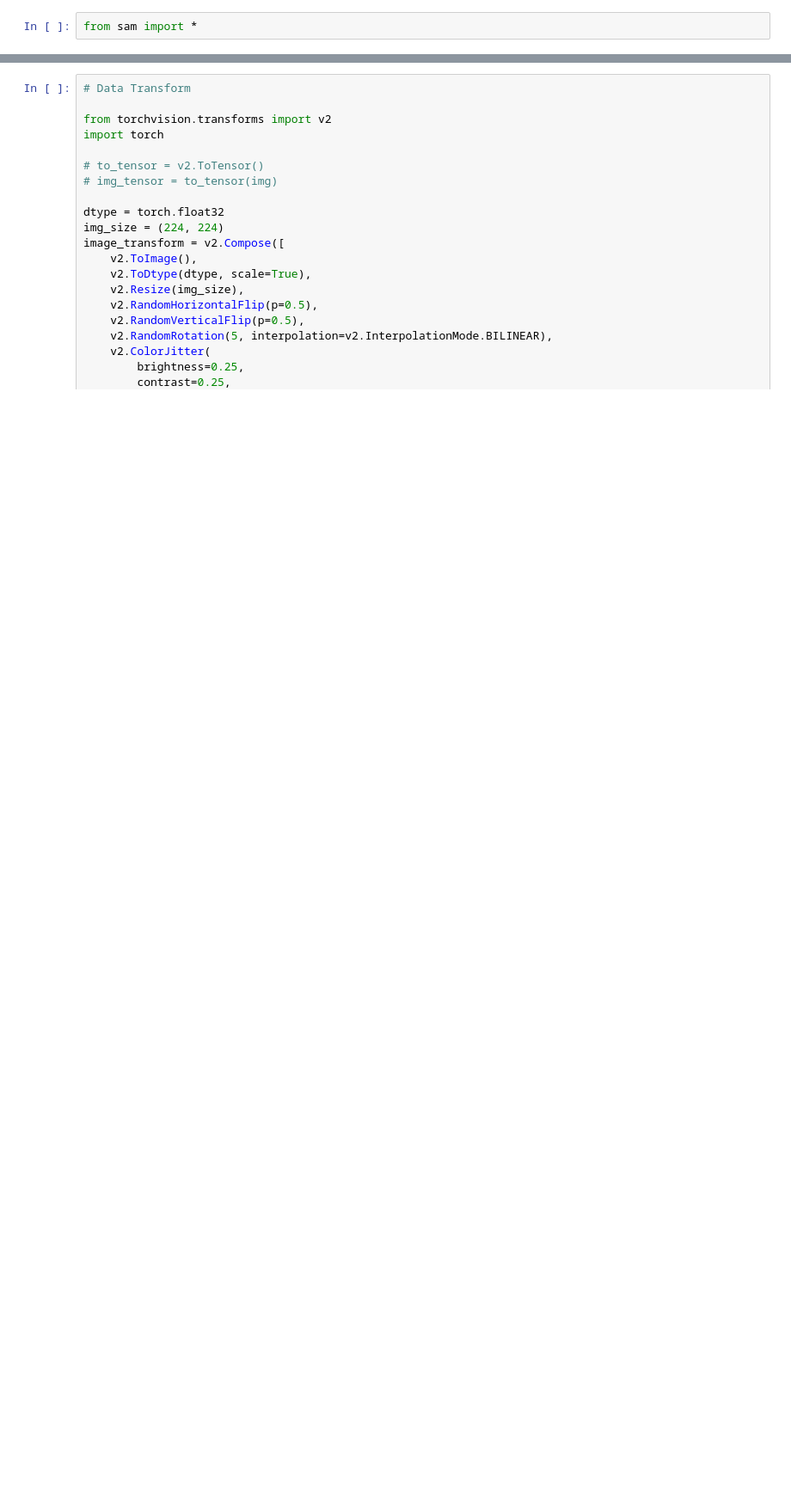
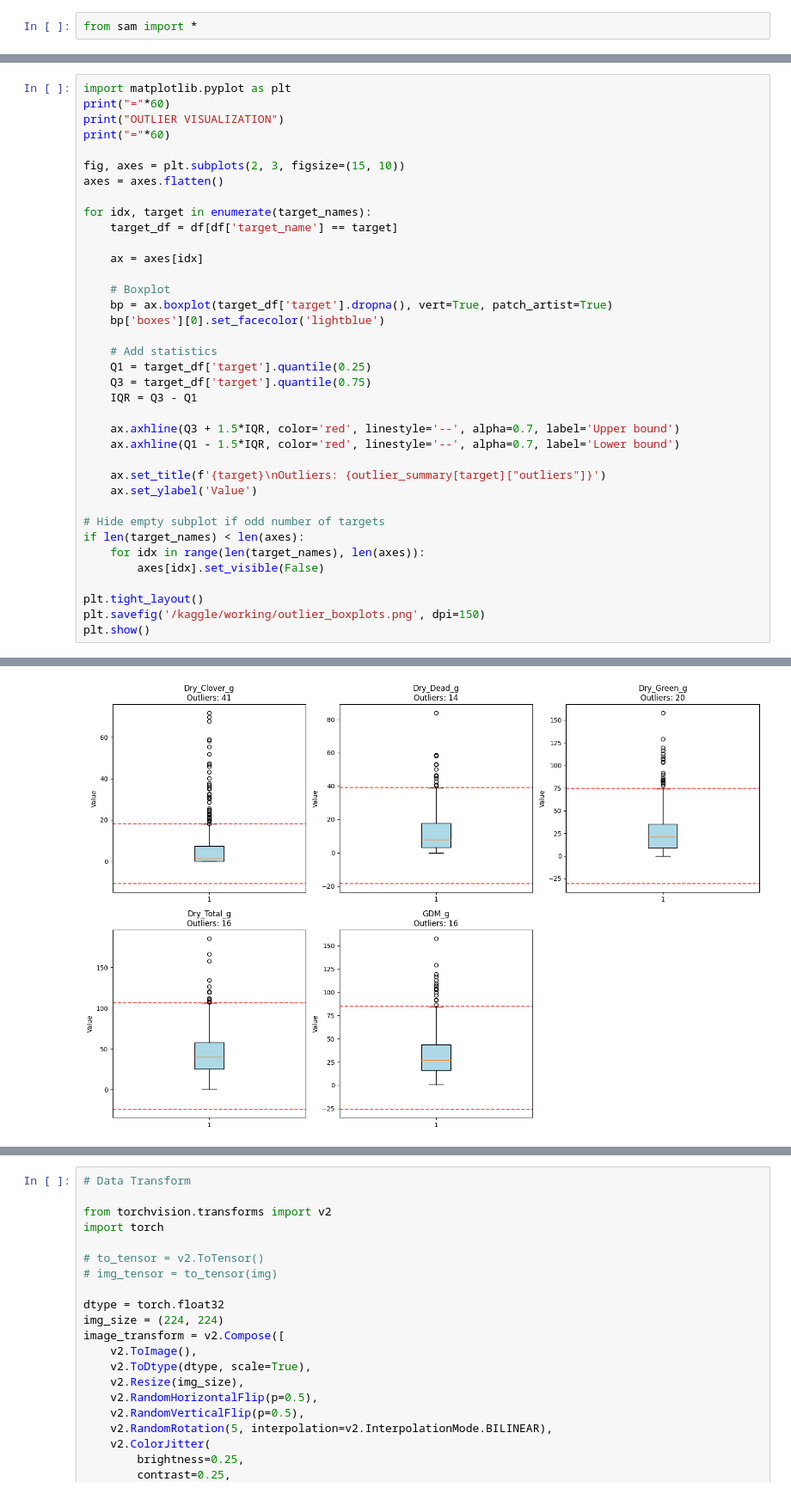
Before and after one commit to sayidmabrur/CSIRO-Image2Biomass-Prediction, a Jupyter notebook: csiro-competitionv2.ipynb, the cells around one changed output, grey strips where cells are left out. Shown: that part at 86% size. Cells and saved outputs as stored; diff of their text form; blank space fills up the shorter version.

Commit message:
Kaggle Notebook | CSIRO competitionv2 | Version 45

```diff
--- a/csiro-competitionv2.ipynb
+++ b/csiro-competitionv2.ipynb
@@ -43,0 +272,38 @@ from sam import *
+# %%
+import matplotlib.pyplot as plt
+print("="*60)
+print("OUTLIER VISUALIZATION")
+print("="*60)
+
+fig, axes = plt.subplots(2, 3, figsize=(15, 10))
+axes = axes.flatten()
+
+for idx, target in enumerate(target_names):
+    target_df = df[df['target_name'] == target]
+
+    ax = axes[idx]
+
+    # Boxplot
+    bp = ax.boxplot(target_df['target'].dropna(), vert=True, patch_artist=True)
+    bp['boxes'][0].set_facecolor('lightblue')
+
+    # Add statistics
+    Q1 = target_df['target'].quantile(0.25)
+    Q3 = target_df['target'].quantile(0.75)
+    IQR = Q3 - Q1
+
+    ax.axhline(Q3 + 1.5*IQR, color='red', linestyle='--', alpha=0.7, label='Upper bound')
+    ax.axhline(Q1 - 1.5*IQR, color='red', linestyle='--', alpha=0.7, label='Lower bound')
+
+    ax.set_title(f'{target}\nOutliers: {outlier_summary[target]["outliers"]}')
+    ax.set_ylabel('Value')
+
+# Hide empty subplot if odd number of targets
+if len(target_names) < len(axes):
+    for idx in range(len(target_names), len(axes)):
+        axes[idx].set_visible(False)
+
+plt.tight_layout()
+plt.savefig('/kaggle/working/outlier_boxplots.png', dpi=150)
+plt.show()
+# %% [output]
@@ -43,0 +313 @@ from sam import *
+[figure, added]
```
Also changed, not shown: parts of 26 cells of this notebook.
